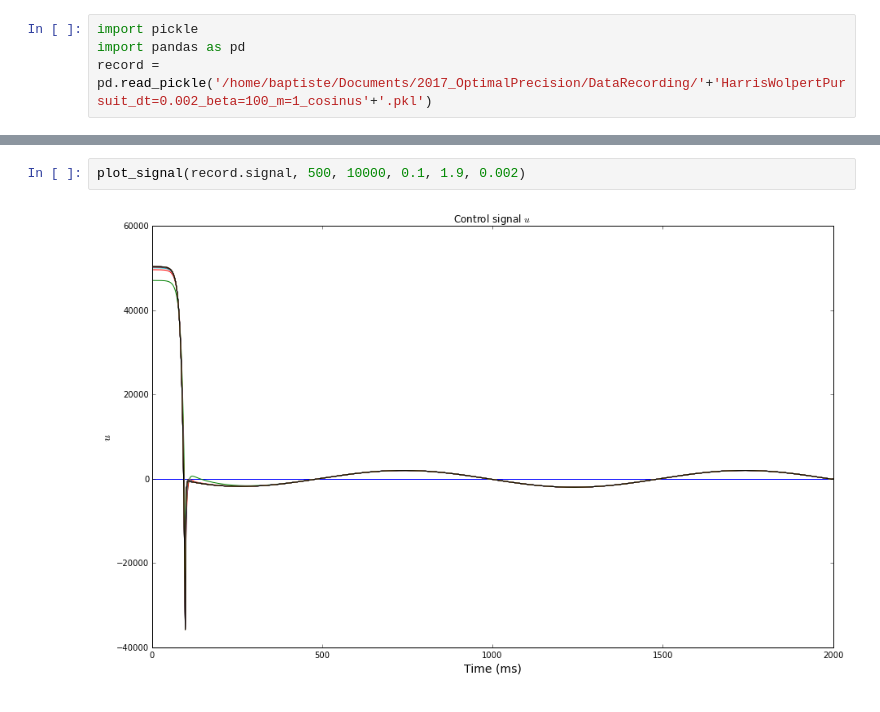
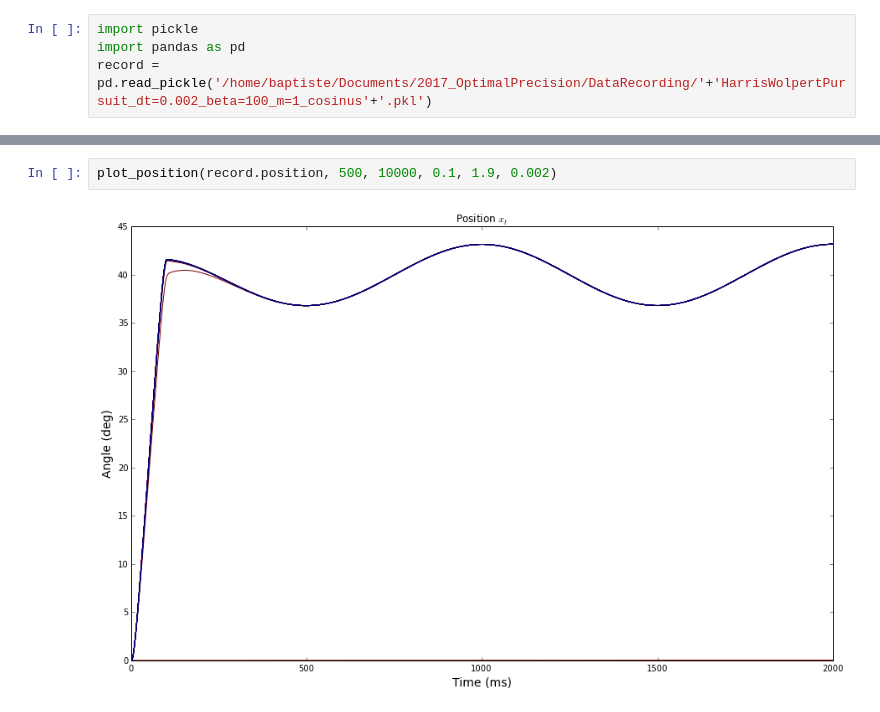
Before and after one commit to AnaideT/OptimalPrecision, a Jupyter notebook: 2017-06-13 Generalized coordinates.ipynb, the cells around one changed output, grey strips where cells are left out. Drawn from its saved outputs; the diff is of its cells as text.

```diff
--- a/2017-06-13 Generalized coordinates.ipynb
+++ b/2017-06-13 Generalized coordinates.ipynb
@@ -359,5 +463,5 @@ plot_signal(record.signal, 500, 10000, 0.1, 1.9, 0.002)
 # %%
-plot_signal(record.signal, 500, 10000, 0.1, 1.9, 0.002)
+plot_position(record.position, 500, 10000, 0.1, 1.9, 0.002)
 # %% [output]
-[figure, old version]
+[figure, new version]
 # %%
```
Also changed, not shown: parts of 39 cells of this notebook, 8 other files.
